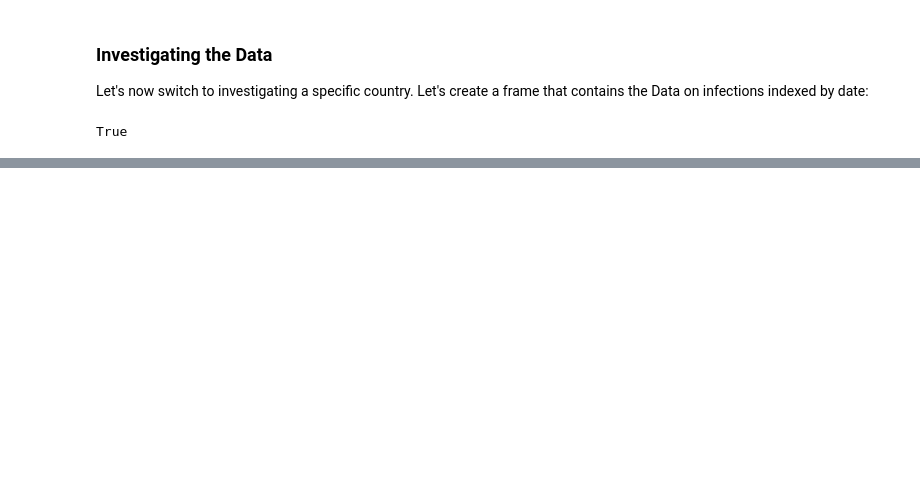
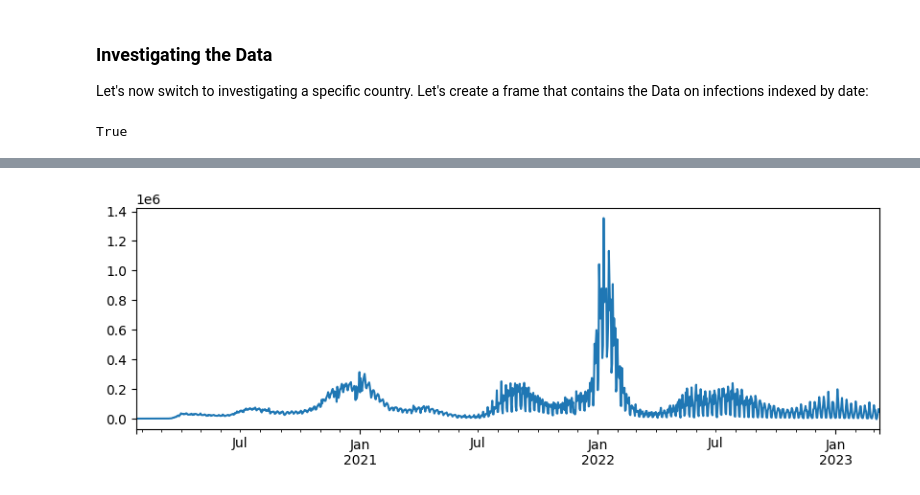
Before and after one commit to HABUDANHAYABK/ArewaDS-Machine-Learning, a Jupyter notebook: ArewaDs-Challenge/Covid19_spread.ipynb, the cells around one changed output, grey strips where cells are left out. Saved outputs shown, nothing was run; the diff lists cells and outputs as text; code cells hidden in the pictures; blank space fills up the shorter version.

```diff
--- a/ArewaDs-Challenge/Covid19_spread.ipynb
+++ b/ArewaDs-Challenge/Covid19_spread.ipynb
@@ -144,0 +222,6 @@ def mkframe(country):
+# %%
+df['ninfected'] = df['infected'].diff()
+df['ninfected'].plot()
+plt.show()
+# %% [output]
+[figure, added]
```
Also changed, not shown: parts of 18 cells of this notebook.
